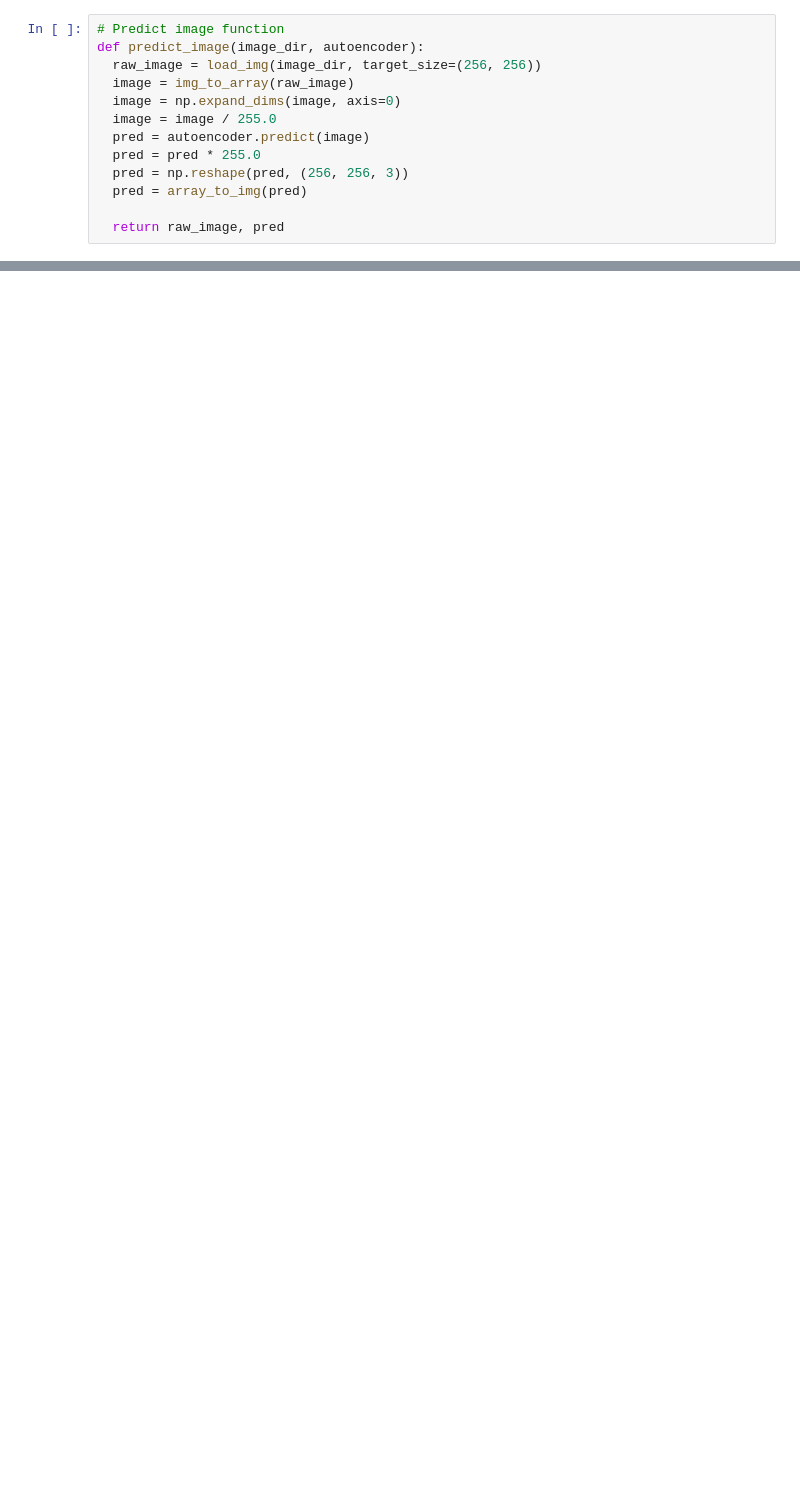
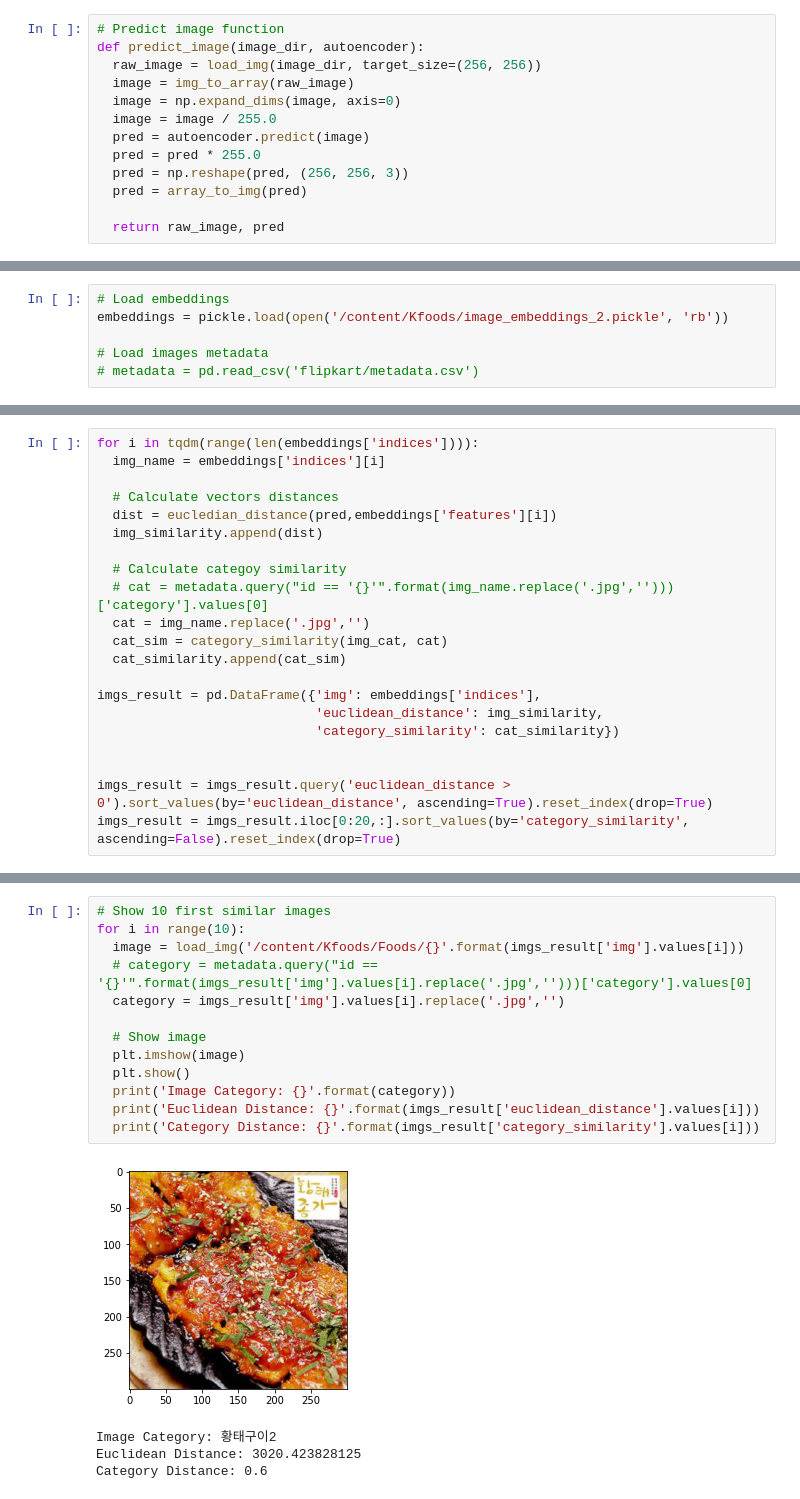
Before and after one commit to taeyoonnoh/Grand-Heart-Project, a Jupyter notebook: Autoencoder_Colab/grand_heart_project.ipynb, the cells around one changed output, grey strips where cells are left out. Saved outputs shown, nothing was run; the diff lists cells and outputs as text; blank space fills up the shorter version.

Commit message:
2021-06-27 NTY first commit

```diff
--- a/Autoencoder_Colab/grand_heart_project.ipynb
+++ b/Autoencoder_Colab/grand_heart_project.ipynb
@@ -188,0 +277,6 @@ for i in train_imgs:
+# %%
+# Load embeddings
+embeddings = pickle.load(open('/content/Kfoods/image_embeddings_2.pickle', 'rb'))
+
+# Load images metadata
+# metadata = pd.read_csv('flipkart/metadata.csv')
@@ -188,0 +313,21 @@ for i in train_imgs:
+# %%
+for i in tqdm(range(len(embeddings['indices']))):
+  img_name = embeddings['indices'][i]
+
+  # Calculate vectors distances
+  dist = eucledian_distance(pred,embeddings['features'][i])
+  img_similarity.append(dist)
+
+  # Calculate categoy similarity
+  # cat = metadata.query("id == '{}'".format(img_name.replace('.jpg','')))['category'].values[0]
+  cat = img_name.replace('.jpg','')
+  cat_sim = category_similarity(img_cat, cat)
+  cat_similarity.append(cat_sim)
+
+imgs_result = pd.DataFrame({'img': embeddings['indices'],
+                            'euclidean_distance': img_similarity,
+                            'category_similarity': cat_similarity})
+
+
+imgs_result = imgs_result.query('euclidean_distance > 0').sort_values(by='euclidean_distance', ascending=True).reset_index(drop=True)
+imgs_result = imgs_result.iloc[0:20,:].sort_values(by='category_similarity', ascending=False).reset_index(drop=True)
@@ -188,0 +357,18 @@ for i in train_imgs:
+# %%
+# Show 10 first similar images
+for i in range(10):
+  image = load_img('/content/Kfoods/Foods/{}'.format(imgs_result['img'].values[i]))
+  # category = metadata.query("id == '{}'".format(imgs_result['img'].values[i].replace('.jpg','')))['category'].values[0]
+  category = imgs_result['img'].values[i].replace('.jpg','')
+
+  # Show image
+  plt.imshow(image)
+  plt.show()
+  print('Image Category: {}'.format(category))
+  print('Euclidean Distance: {}'.format(imgs_result['euclidean_distance'].values[i]))
+  print('Category Distance: {}'.format(imgs_result['category_similarity'].values[i]))
+# %% [output]
+[figure, added]
+Image Category: 황태구이2
+Euclidean Distance: 3020.423828125
+Category Distance: 0.6
```
Also changed, not shown: parts of 19 cells of this notebook.
